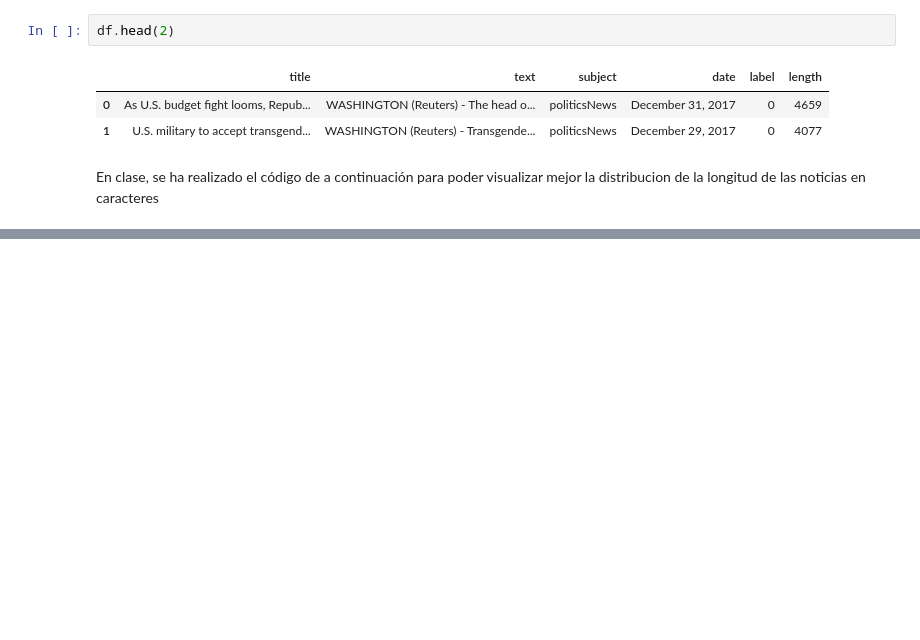
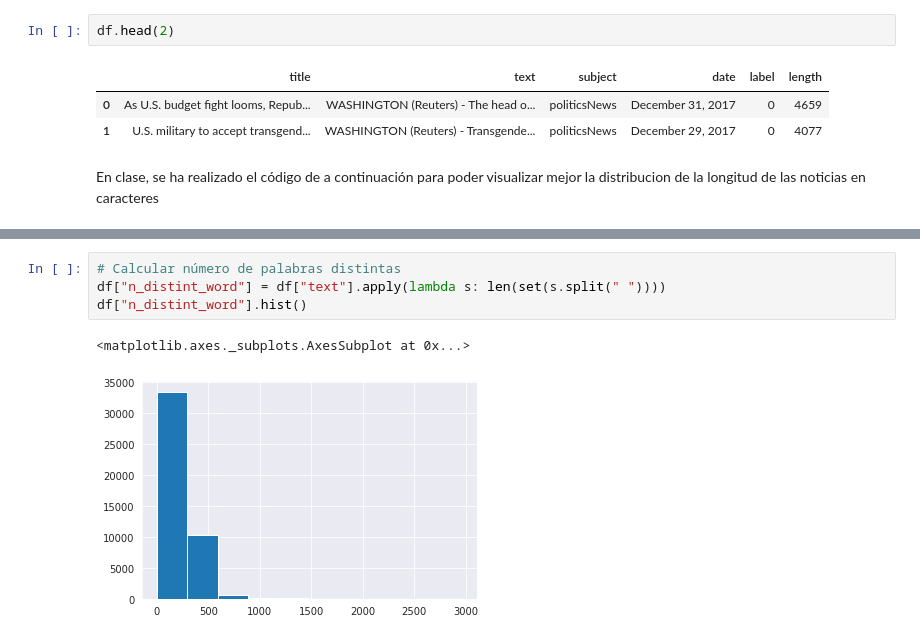
Before and after one commit to esterfb3397/fake-news-project-tfm, a Jupyter notebook: EDA.ipynb, the cells around one changed output, grey strips where cells are left out. Drawn from its saved outputs; the diff is of its cells as text; blank space fills up the shorter version.

```diff
--- a/EDA.ipynb
+++ b/EDA.ipynb
@@ -152,0 +211,7 @@ plt.show()
+# %%
+# Calcular número de palabras distintas
+df["n_distint_word"] = df["text"].apply(lambda s: len(set(s.split(" "))))
+df["n_distint_word"].hist()
+# %% [output]
+<matplotlib.axes._subplots.AxesSubplot at 0x...>
+[figure, added]
```
Also changed, not shown: parts of 13 cells of this notebook.
